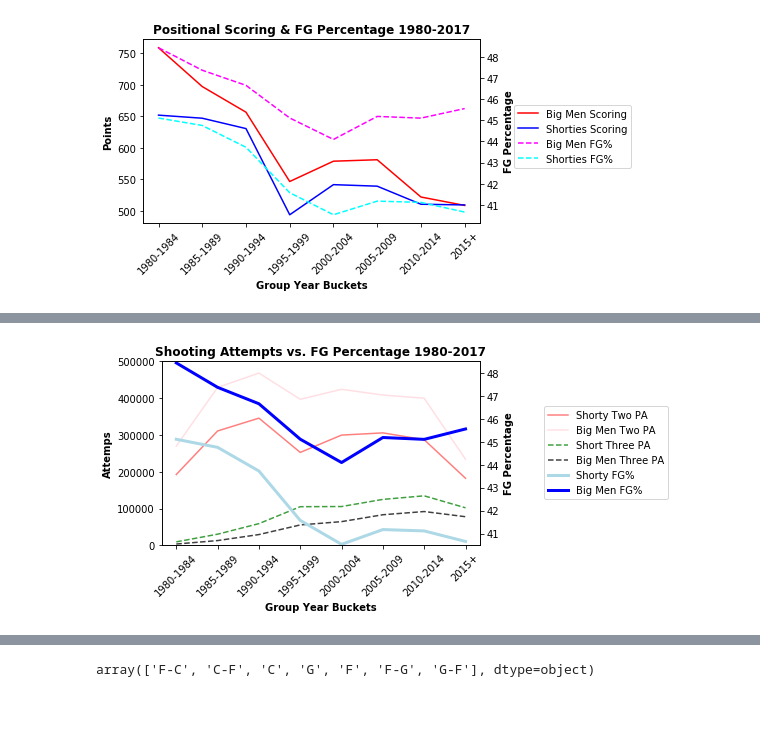
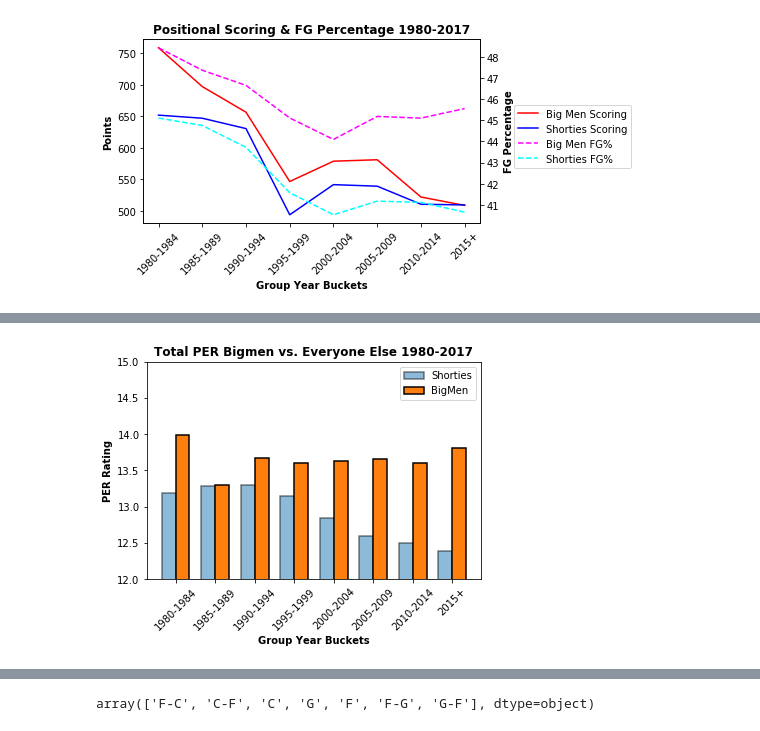
Before and after one commit to reedkm/project_one, a Jupyter notebook: main_NBA_project_one.ipynb, the cells around one changed output, grey strips where cells are left out. Saved outputs shown, nothing was run; the diff lists cells and outputs as text; code cells hidden in the pictures.

```diff
--- a/main_NBA_project_one.ipynb
+++ b/main_NBA_project_one.ipynb
@@ -973,32 +938,29 @@ plt.show()
-# %%
-#made graph to show shorties pts and then 2 and 3 point attemps
-fig, ax1 = plt.subplots()
-
-lns18 = ax1.plot(x_axis6,shorty_twonew, color="red", alpha = .5, label = "Shorty Two PA" )
-lns19 = ax1.plot(x_axis8,bigmen_twonew, color="pink", alpha = .5, label = "Big Men Two PA")
-lns20 = ax1.plot(x_axis5, shorty_threenew, color = "green", linestyle = 'dashed', alpha = .75, label = "Short Three PA")
-lns21 = ax1.plot(x_axis7, bigmen_threenew, color="black",linestyle = 'dashed',alpha = .75, label ="Big Men Three PA")
-ax1.set_ylabel("Attemps",fontweight= "bold")
-ax1.set_ylim(1000,500000)
-ax1.set_xlabel("Group Year Buckets",fontweight= "bold")
-ax1.set_title("Shooting Attempts vs. FG Percentage 1980-2017",fontweight= "bold")
-plt.xticks(rotation=45)
-ax2 = ax1.twinx()
-
-lns22 = ax2.plot(x_axis8,shorty_fgpercent, color="lightblue", linewidth = 3, label = "Shorty FG%")
-lns23 = ax2.plot(x_axis7, bigmen_fgpercent, color="blue", linewidth = 3, label ="Big Men FG%")
-ax2.set_ylabel("FG Percentage",fontweight= "bold")
-ax2.set_ylim(40.5,48.5)
-
-
-fig.tight_layout()
-lns = lns18+lns19+lns20+lns21+lns22+lns23
-labs = [l.get_label() for l in lns]
-ax1.legend(lns, labs,loc= (1.2,.25))
-plt.savefig("images/ShootingAttemptsvsFGJohnMichals.png", dpi = 100, bbox_inches = "tight")
-plt.show()
-# %% [output]
-[figure, removed]
+# %%
+#made bargraph to show PER averages over the years
+width = 0.35
+n_groups = 8
+
+
+fig,ax = plt.subplots()
+index = np.arange(n_groups)
+opacity = 0.5
+opacity_two = 1.0
+
+lns12 = ax.bar(index, shortyPER, width, align= "center", edgecolor = "black", linewidth = 1.5, alpha = opacity)
+lns13 = ax.bar(index + width, bigmenPER, width, align="center", edgecolor = "black", linewidth = 1.5, alpha = opacity_two)
+
+ax.set_ylabel('PER Rating',fontweight= 'bold')
+ax.set_xlabel('Group Year Buckets',fontweight= 'bold')
+ax.set_ylim(12,15)
+ax.set_title('Total PER Bigmen vs. Everyone Else 1980-2017',fontweight= 'bold')
+ax.set_xticks(index + width / 2)
+ax.set_xticklabels(('1980-1984', '1985-1989', '1990-1994', '1995-1999', '2000-2004', '2005-2009', '2010-2014', '2015+'))
+ax.legend((lns12[0], lns13[0]), ('Shorties', 'BigMen'))
+plt.xticks(rotation=45)
+plt.savefig("images/bigsvseveryonebarJohnMichals.png", dpi = 100, bbox_inches = "tight")
+plt.show()
+# %% [output]
+[figure, added]
 # %%
 #Added in the player data file, nba_df
 nba_df.head()
```
Also changed, not shown: parts of 18 cells of this notebook.
